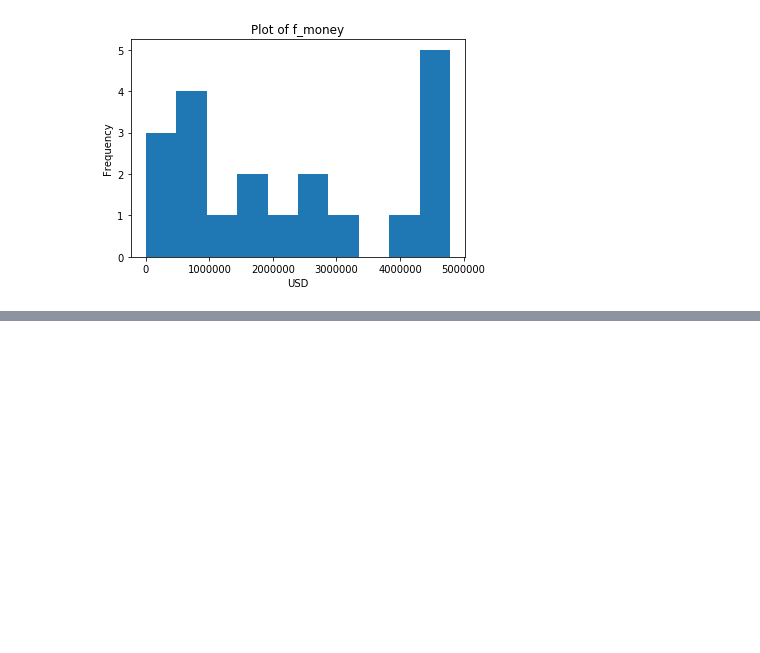
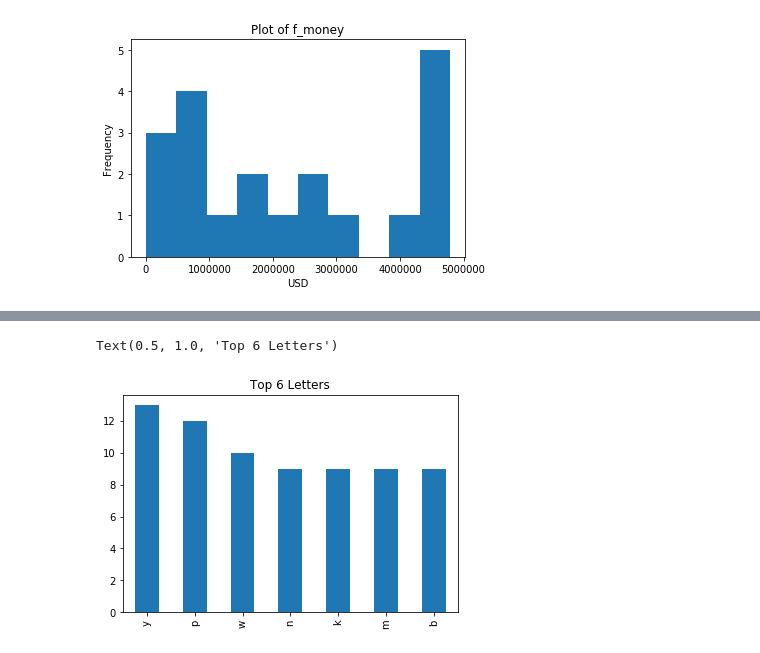
Before and after one commit to faithkane3/python-exercises, a Jupyter notebook: pandas_series.ipynb, the cells around one changed output, grey strips where cells are left out. Cells and saved outputs as stored; diff of their text form; code cells hidden in the pictures; blank space fills up the shorter version.

```diff
--- a/pandas_series.ipynb
+++ b/pandas_series.ipynb
@@ -406,0 +630,5 @@ plt.show()
+# %%
+string_count = string.value_counts()
+top_six_mask = string_count >= 9
+top_six = string_count[top_six_mask]
+top_six
@@ -406,0 +644,6 @@ plt.show()
+# %%
+top_six.plot.bar()
+plt.title("Top 6 Letters")
+# %% [output]
+Text(0.5, 1.0, 'Top 6 Letters')
+[figure, added]
```
Also changed, not shown: parts of 20 cells of this notebook.
